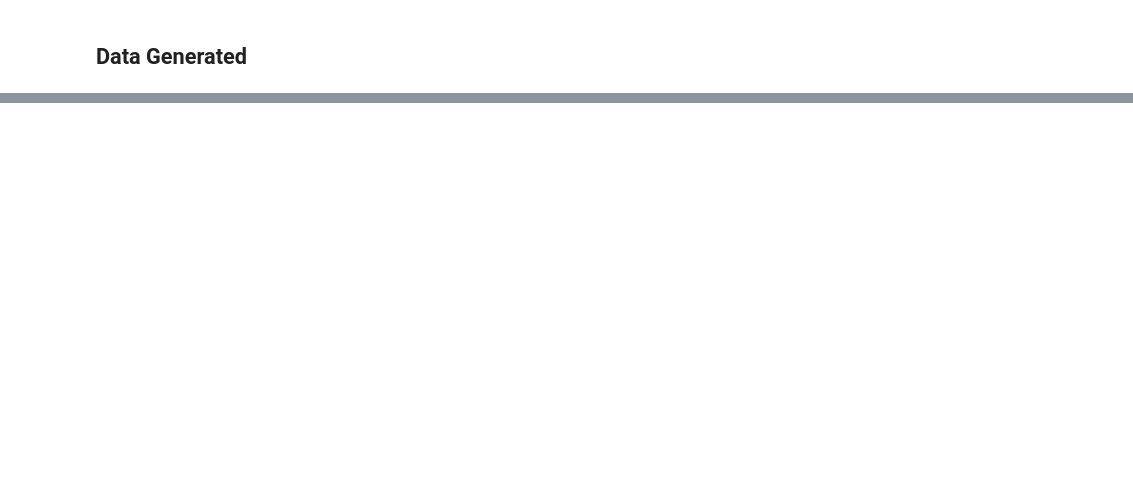
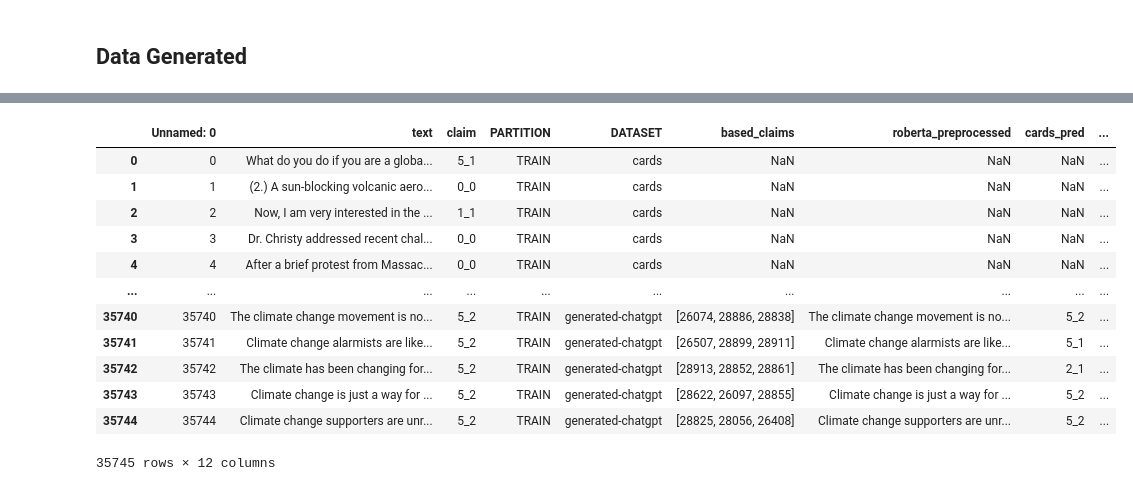
Before and after one commit to crarojasca/MDFI_misinformation, a Jupyter notebook: cards_inference_reproduction.ipynb, the cells around one changed output, grey strips where cells are left out. Drawn from its saved outputs; the diff is of its cells as text; code cells hidden in the pictures; blank space fills up the shorter version.

```diff
--- a/cards_inference_reproduction.ipynb
+++ b/cards_inference_reproduction.ipynb
@@ -497,3 +409,22 @@ fig.set_xlabel("Label")
 fig.set_ylabel("Count")
 # %%
 ran_generated['roberta_pred'].value_counts().to_frame()
+# %%
+import pandas as pd
+tmp = pd.read_csv("datasets/augmented/{seed}/cards_augmented_{n}_{seed}.csv")
+tmp.groupby(["claim", "DATASET"]).text.count()
+tmp
+# %% [output]
+|  | Unnamed: 0 | text | claim | PARTITION | DATASET | based_claims | roberta_preprocessed | cards_pred | ... |
+| 0 | 0 | What do you do if you are a globa... | 5_1 | TRAIN | cards | NaN | NaN | NaN | ... |
+| 1 | 1 | (2.) A sun-blocking volcanic aero... | 0_0 | TRAIN | cards | NaN | NaN | NaN | ... |
+| 2 | 2 | Now, I am very interested in the ... | 1_1 | TRAIN | cards | NaN | NaN | NaN | ... |
+| 3 | 3 | Dr. Christy addressed recent chal... | 0_0 | TRAIN | cards | NaN | NaN | NaN | ... |
+| 4 | 4 | After a brief protest from Massac... | 0_0 | TRAIN | cards | NaN | NaN | NaN | ... |
+| ... | ... | ... | ... | ... | ... | ... | ... | ... | ... |
+| 35740 | 35740 | The climate change movement is no... | 5_2 | TRAIN | generated-chatgpt | [26074, 28886, 28838] | The climate change movement is no... | 5_2 | ... |
+| 35741 | 35741 | Climate change alarmists are like... | 5_2 | TRAIN | generated-chatgpt | [26507, 28899, 28911] | Climate change alarmists are like... | 5_1 | ... |
+| 35742 | 35742 | The climate has been changing for... | 5_2 | TRAIN | generated-chatgpt | [28913, 28852, 28861] | The climate has been changing for... | 2_1 | ... |
+| 35743 | 35743 | Climate change is just a way for ... | 5_2 | TRAIN | generated-chatgpt | [28622, 26097, 28855] | Climate change is just a way for ... | 5_2 | ... |
+| 35744 | 35744 | Climate change supporters are unr... | 5_2 | TRAIN | generated-chatgpt | [28825, 28056, 26408] | Climate change supporters are unr... | 5_2 | ... |
+35745 rows × 12 columns
```
Also changed, not shown: parts of 21 cells of this notebook, 7 other files.
